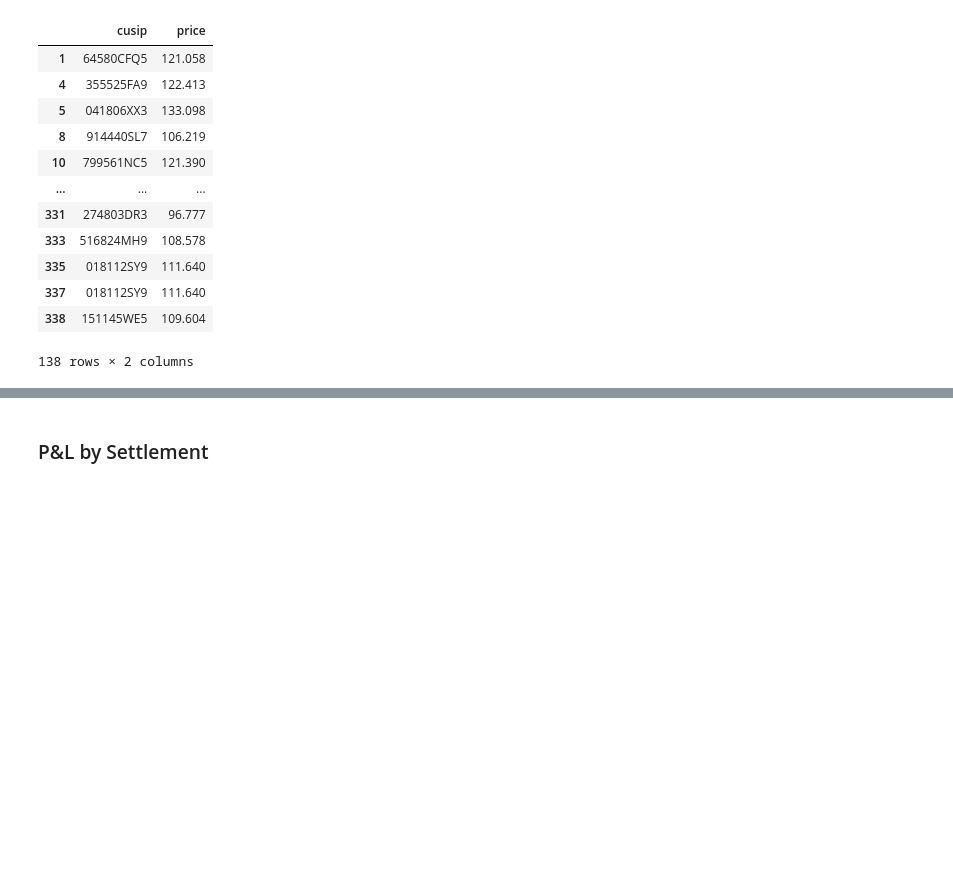
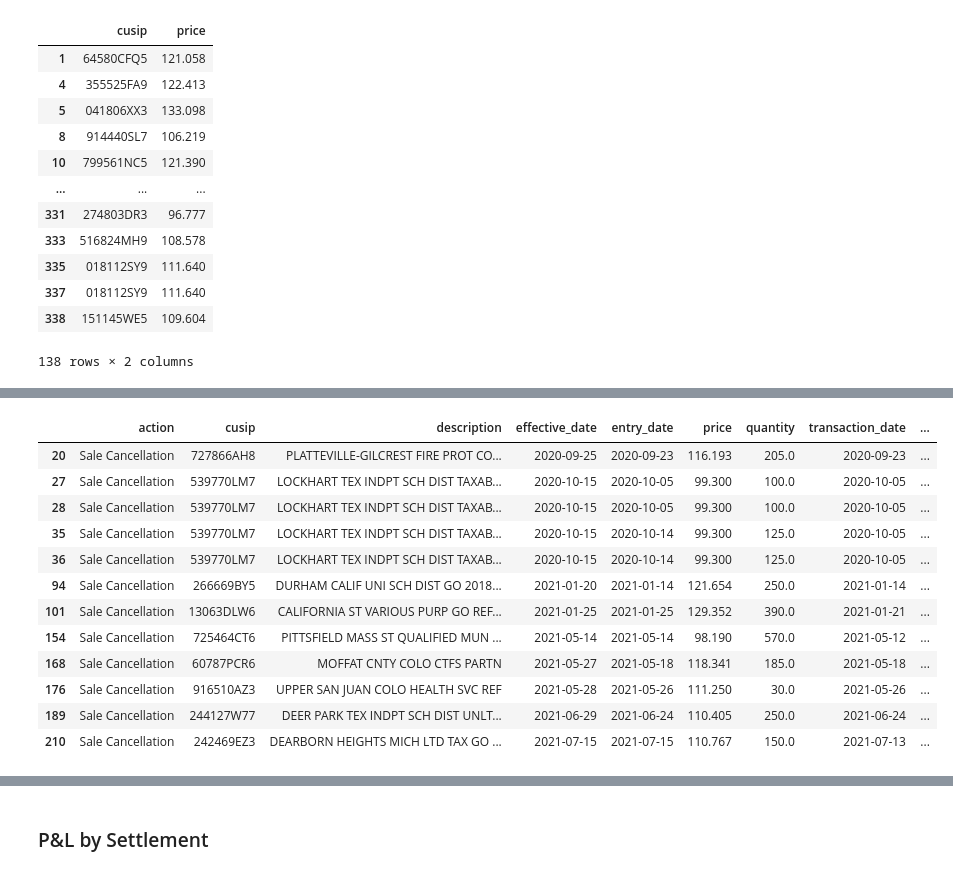
Before and after one commit to albertopuentes/small-side-projects, a Jupyter notebook: Sample_Trade_History_Monitor.ipynb, the cells around one changed output, grey strips where cells are left out. Cells and saved outputs as stored; diff of their text form; code cells hidden in the pictures; blank space fills up the shorter version.

```diff
--- a/Sample_Trade_History_Monitor.ipynb
+++ b/Sample_Trade_History_Monitor.ipynb
@@ -368,2 +371,16 @@ calc
 # %%
-calc.loc[calc.action == 'Sale Cancellation', 'p&l'] = abs(calc.quantity)*((calc.price-calc.cost)*10)
+calc[calc['action']=='Sale Cancellation']
+# %% [output]
+|  | action | cusip | description | effective_date | entry_date | price | quantity | transaction_date | ... |
+| 20 | Sale Cancellation | 727866AH8 | PLATTEVILLE-GILCREST FIRE PROT CO... | 2020-09-25 | 2020-09-23 | 116.193 | 205.0 | 2020-09-23 | ... |
+| 27 | Sale Cancellation | 539770LM7 | LOCKHART TEX INDPT SCH DIST TAXAB... | 2020-10-15 | 2020-10-05 | 99.300 | 100.0 | 2020-10-05 | ... |
+| 28 | Sale Cancellation | 539770LM7 | LOCKHART TEX INDPT SCH DIST TAXAB... | 2020-10-15 | 2020-10-05 | 99.300 | 100.0 | 2020-10-05 | ... |
+| 35 | Sale Cancellation | 539770LM7 | LOCKHART TEX INDPT SCH DIST TAXAB... | 2020-10-15 | 2020-10-14 | 99.300 | 125.0 | 2020-10-05 | ... |
+| 36 | Sale Cancellation | 539770LM7 | LOCKHART TEX INDPT SCH DIST TAXAB... | 2020-10-15 | 2020-10-14 | 99.300 | 125.0 | 2020-10-05 | ... |
+| 94 | Sale Cancellation | 266669BY5 | DURHAM CALIF UNI SCH DIST GO 2018... | 2021-01-20 | 2021-01-14 | 121.654 | 250.0 | 2021-01-14 | ... |
+| 101 | Sale Cancellation | 13063DLW6 | CALIFORNIA ST VARIOUS PURP GO REF... | 2021-01-25 | 2021-01-25 | 129.352 | 390.0 | 2021-01-21 | ... |
+| 154 | Sale Cancellation | 725464CT6 | PITTSFIELD MASS ST QUALIFIED MUN ... | 2021-05-14 | 2021-05-14 | 98.190 | 570.0 | 2021-05-12 | ... |
+| 168 | Sale Cancellation | 60787PCR6 | MOFFAT CNTY COLO CTFS PARTN | 2021-05-27 | 2021-05-18 | 118.341 | 185.0 | 2021-05-18 | ... |
+| 176 | Sale Cancellation | 916510AZ3 | UPPER SAN JUAN COLO HEALTH SVC REF | 2021-05-28 | 2021-05-26 | 111.250 | 30.0 | 2021-05-26 | ... |
+| 189 | Sale Cancellation | 244127W77 | DEER PARK TEX INDPT SCH DIST UNLT... | 2021-06-29 | 2021-06-24 | 110.405 | 250.0 | 2021-06-24 | ... |
+| 210 | Sale Cancellation | 242469EZ3 | DEARBORN HEIGHTS MICH LTD TAX GO ... | 2021-07-15 | 2021-07-15 | 110.767 | 150.0 | 2021-07-13 | ... |
```
Also changed, not shown: parts of 19 cells of this notebook.
